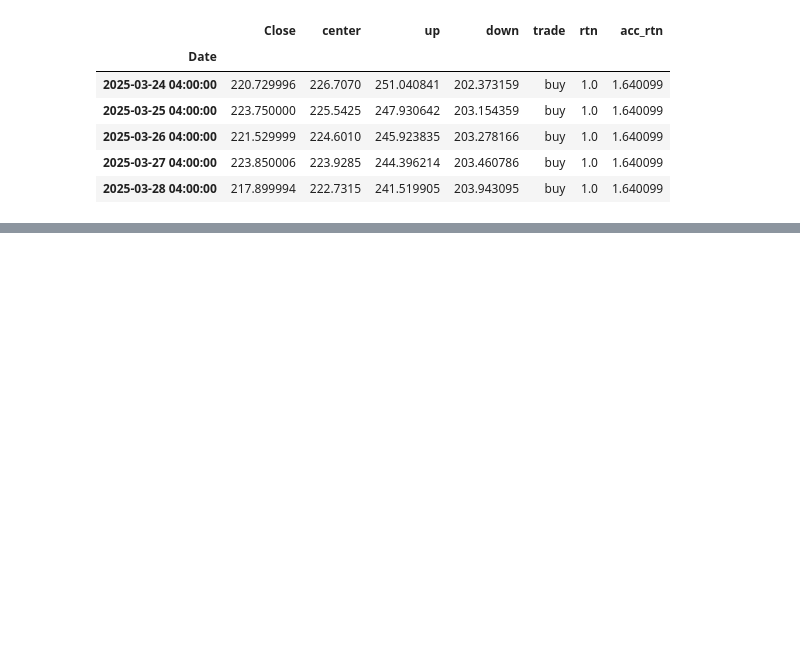
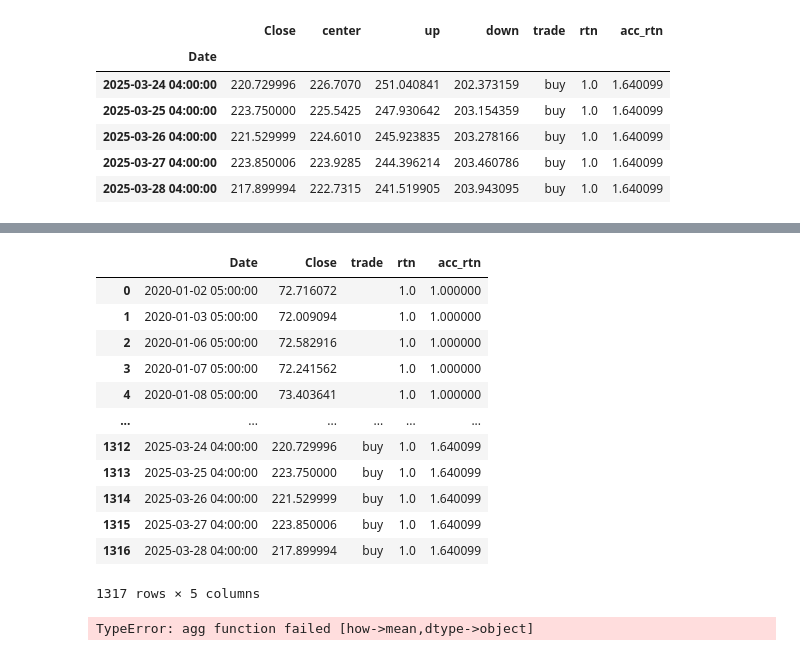
Before and after one commit to shinseongyun-git/mysite, a Jupyter notebook: test.ipynb, the cells around one changed output, grey strips where cells are left out. Saved outputs shown, nothing was run; the diff lists cells and outputs as text; code cells hidden in the pictures; blank space fills up the shorter version.

```diff
--- a/test.ipynb
+++ b/test.ipynb
@@ -68,3 +68,5 @@ result.tail()
 | 2025-03-26 04:00:00 | 221.529999 | 224.6010 | 245.923835 | 203.278166 | buy | 1.0 | 1.640099 |
 | 2025-03-27 04:00:00 | 223.850006 | 223.9285 | 244.396214 | 203.460786 | buy | 1.0 | 1.640099 |
 | 2025-03-28 04:00:00 | 217.899994 | 222.7315 | 241.519905 | 203.943095 | buy | 1.0 | 1.640099 |
+# %%
+result.reset_index(inplace=True)
@@ -70,0 +82,22 @@ result.tail()
+# %%
+result = result[['Date', 'Close', 'trade', 'rtn', 'acc_rtn']]
+result
+# %% [output]
+|  | Date | Close | trade | rtn | acc_rtn |
+| 0 | 2020-01-02 05:00:00 | 72.716072 |  | 1.0 | 1.000000 |
+| 1 | 2020-01-03 05:00:00 | 72.009094 |  | 1.0 | 1.000000 |
+| 2 | 2020-01-06 05:00:00 | 72.582916 |  | 1.0 | 1.000000 |
+| 3 | 2020-01-07 05:00:00 | 72.241562 |  | 1.0 | 1.000000 |
+| 4 | 2020-01-08 05:00:00 | 73.403641 |  | 1.0 | 1.000000 |
+| ... | ... | ... | ... | ... | ... |
+| 1312 | 2025-03-24 04:00:00 | 220.729996 | buy | 1.0 | 1.640099 |
+| 1313 | 2025-03-25 04:00:00 | 223.750000 | buy | 1.0 | 1.640099 |
+| 1314 | 2025-03-26 04:00:00 | 221.529999 | buy | 1.0 | 1.640099 |
+| 1315 | 2025-03-27 04:00:00 | 223.850006 | buy | 1.0 | 1.640099 |
+| 1316 | 2025-03-28 04:00:00 | 217.899994 | buy | 1.0 | 1.640099 |
+1317 rows × 5 columns
+# %%
+result['ym'] = result['Date'].dt.strftime('%Y-%m')
+result.groupby('ym')[['Close','trade','rtn','acc_rtn']].agg(['mean','max'])
+# %% [output]
+TypeError: agg function failed [how->mean,dtype->object]
```
Also changed, not shown: parts of 7 cells of this notebook, 4 other files.
